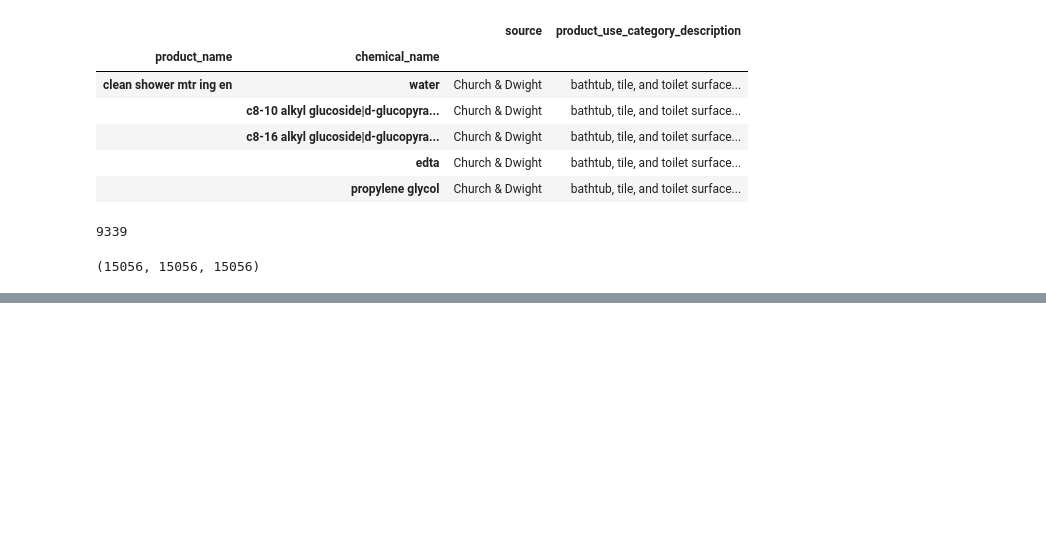
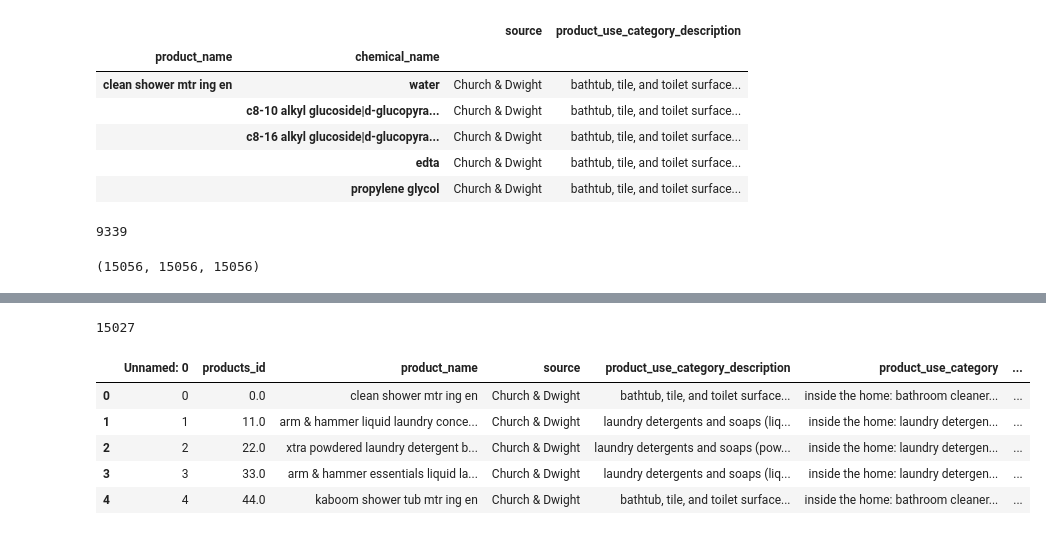
Before and after one commit to drmjw/product-database, a Jupyter notebook: CPDat.ipynb, the cells around one changed output, grey strips where cells are left out. Drawn from its saved outputs; the diff is of its cells as text; code cells hidden in the pictures; blank space fills up the shorter version.

```diff
--- a/CPDat.ipynb
+++ b/CPDat.ipynb
@@ -225,0 +366,17 @@ usedf=dfdls.to_csv('usedf.csv')
+# %%
+use3.product_name.nunique()
+# %% [output]
+15027
+# %%
+import pandas as pd
+import numpy as np
+use3=pd.read_csv('use3.csv')
+# %%
+use3.head()
+# %% [output]
+|  | Unnamed: 0 | products_id | product_name | source | product_use_category_description | product_use_category | ... |
+| 0 | 0 | 0.0 | clean shower mtr ing en | Church & Dwight | bathtub, tile, and toilet surface... | inside the home: bathroom cleaner... | ... |
+| 1 | 1 | 11.0 | arm & hammer liquid laundry conce... | Church & Dwight | laundry detergents and soaps (liq... | inside the home: laundry detergen... | ... |
+| 2 | 2 | 22.0 | xtra powdered laundry detergent b... | Church & Dwight | laundry detergents and soaps (pow... | inside the home: laundry detergen... | ... |
+| 3 | 3 | 33.0 | arm & hammer essentials liquid la... | Church & Dwight | laundry detergents and soaps (liq... | inside the home: laundry detergen... | ... |
+| 4 | 4 | 44.0 | kaboom shower tub mtr ing en | Church & Dwight | bathtub, tile, and toilet surface... | inside the home: bathroom cleaner... | ... |
```
Also changed, not shown: parts of 59 cells of this notebook, 5 other files.
